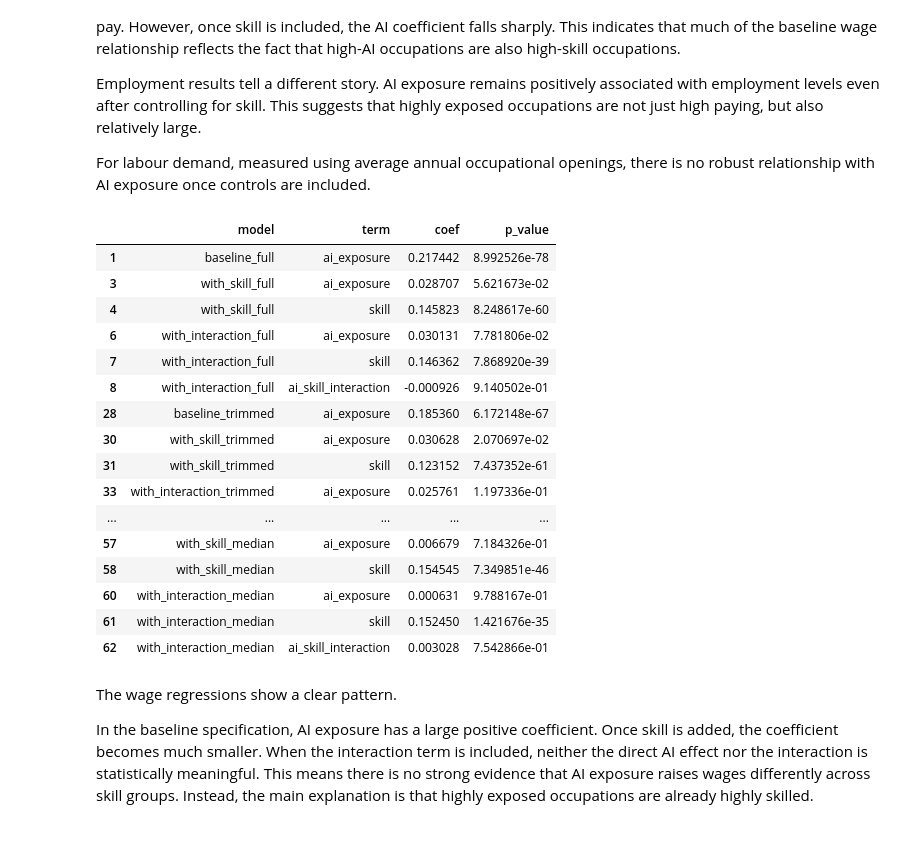
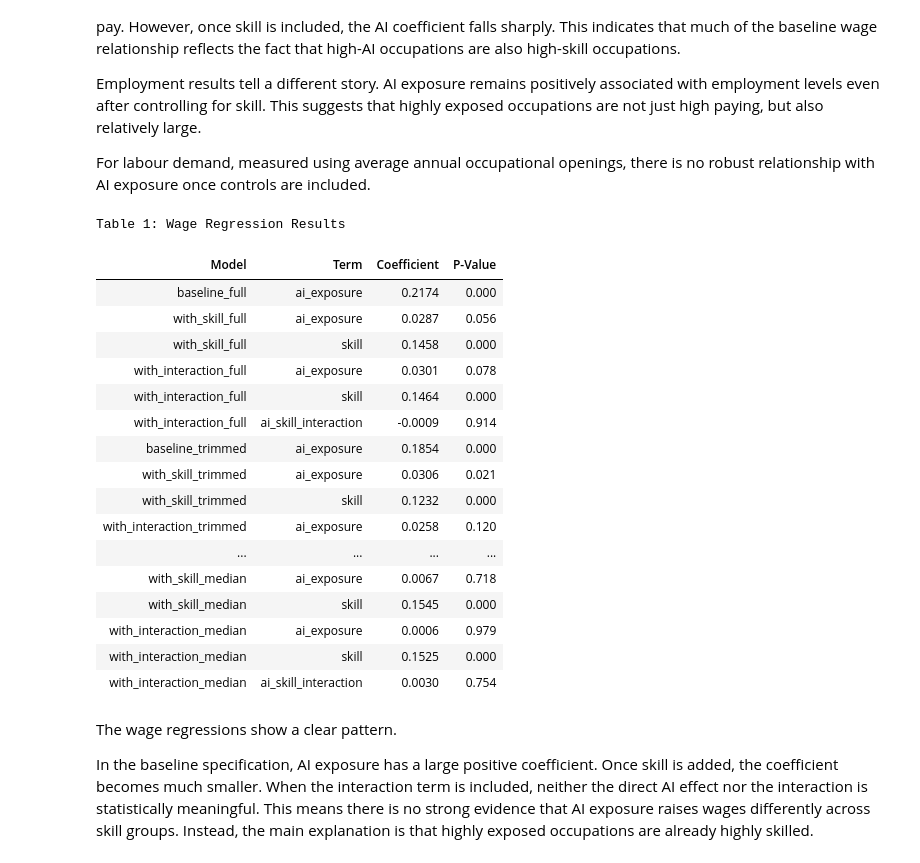
Before and after one commit to riyachandarana/Empirical-Project-2026, a Jupyter notebook: blog.ipynb, the cells around one changed output. Cells and saved outputs as stored; diff of their text form; code cells hidden in the pictures.

```diff
--- a/blog.ipynb
+++ b/blog.ipynb
@@ -147,31 +147,48 @@ For labour demand, measured using average annual occupational openings, there is
 # %%
 wage_results = results[results["outcome"] == "log_pay"].copy()
 employment_results = results[results["outcome"] == "log_employment"].copy()
 demand_results = results[results["outcome"] == "advert_intensity"].copy()
 
 wage_summary = wage_results[
     wage_results["term"].isin(["ai_exposure", "skill", "ai_skill_interaction"])
-][["model", "term", "coef", "p_value"]]
+][["model", "term", "coef", "p_value"]].copy()
 
-wage_summary
+wage_summary["coef"] = wage_summary["coef"].round(4)
+wage_summary["p_value"] = wage_summary["p_value"].round(3)
+wage_summary.columns = ["Model", "Term", "Coefficient", "P-Value"]
+wage_summary.style.format({"Coefficient": "{:.4f}", "P-Value": "{:.3f}"}) \
+    .set_caption("Table 1: Wage Regression Results") \
+    .hide(axis="index")
+
+wage_summary = wage_results[
+    wage_results["term"].isin(["ai_exposure", "skill", "ai_skill_interaction"])
+][["model", "term", "coef", "p_value"]].copy()
+
+wage_summary["coef"] = wage_summary["coef"].round(4)
+wage_summary["p_value"] = wage_summary["p_value"].round(3)
+wage_summary.columns = ["Model", "Term", "Coefficient", "P-Value"]
+wage_summary.style.format({"Coefficient": "{:.4f}", "P-Value": "{:.3f}"}) \
+    .set_caption("Table 1: Wage Regression Results") \
+    .hide(axis="index")
 # %% [output]
+Table 1: Wage Regression Results
-|  | model | term | coef | p_value |
-| 1 | baseline_full | ai_exposure | 0.217442 | 8.992526e-78 |
-| 3 | with_skill_full | ai_exposure | 0.028707 | 5.621673e-02 |
-| 4 | with_skill_full | skill | 0.145823 | 8.248617e-60 |
-| 6 | with_interaction_full | ai_exposure | 0.030131 | 7.781806e-02 |
-| 7 | with_interaction_full | skill | 0.146362 | 7.868920e-39 |
-| 8 | with_interaction_full | ai_skill_interaction | -0.000926 | 9.140502e-01 |
-| 28 | baseline_trimmed | ai_exposure | 0.185360 | 6.172148e-67 |
-| 30 | with_skill_trimmed | ai_exposure | 0.030628 | 2.070697e-02 |
-| 31 | with_skill_trimmed | skill | 0.123152 | 7.437352e-61 |
-| 33 | with_interaction_trimmed | ai_exposure | 0.025761 | 1.197336e-01 |
-| ... | ... | ... | ... | ... |
-| 57 | with_skill_median | ai_exposure | 0.006679 | 7.184326e-01 |
-| 58 | with_skill_median | skill | 0.154545 | 7.349851e-46 |
-| 60 | with_interaction_median | ai_exposure | 0.000631 | 9.788167e-01 |
-| 61 | with_interaction_median | skill | 0.152450 | 1.421676e-35 |
-| 62 | with_interaction_median | ai_skill_interaction | 0.003028 | 7.542866e-01 |
+| Model | Term | Coefficient | P-Value |
+| baseline_full | ai_exposure | 0.2174 | 0.000 |
+| with_skill_full | ai_exposure | 0.0287 | 0.056 |
+| with_skill_full | skill | 0.1458 | 0.000 |
+| with_interaction_full | ai_exposure | 0.0301 | 0.078 |
+| with_interaction_full | skill | 0.1464 | 0.000 |
+| with_interaction_full | ai_skill_interaction | -0.0009 | 0.914 |
+| baseline_trimmed | ai_exposure | 0.1854 | 0.000 |
+| with_skill_trimmed | ai_exposure | 0.0306 | 0.021 |
+| with_skill_trimmed | skill | 0.1232 | 0.000 |
+| with_interaction_trimmed | ai_exposure | 0.0258 | 0.120 |
+| ... | ... | ... | ... |
+| with_skill_median | ai_exposure | 0.0067 | 0.718 |
+| with_skill_median | skill | 0.1545 | 0.000 |
+| with_interaction_median | ai_exposure | 0.0006 | 0.979 |
+| with_interaction_median | skill | 0.1525 | 0.000 |
+| with_interaction_median | ai_skill_interaction | 0.0030 | 0.754 |
 # %% [markdown]
 The wage regressions show a clear pattern.
 
```
Also changed, not shown: parts of 6 cells of this notebook.
